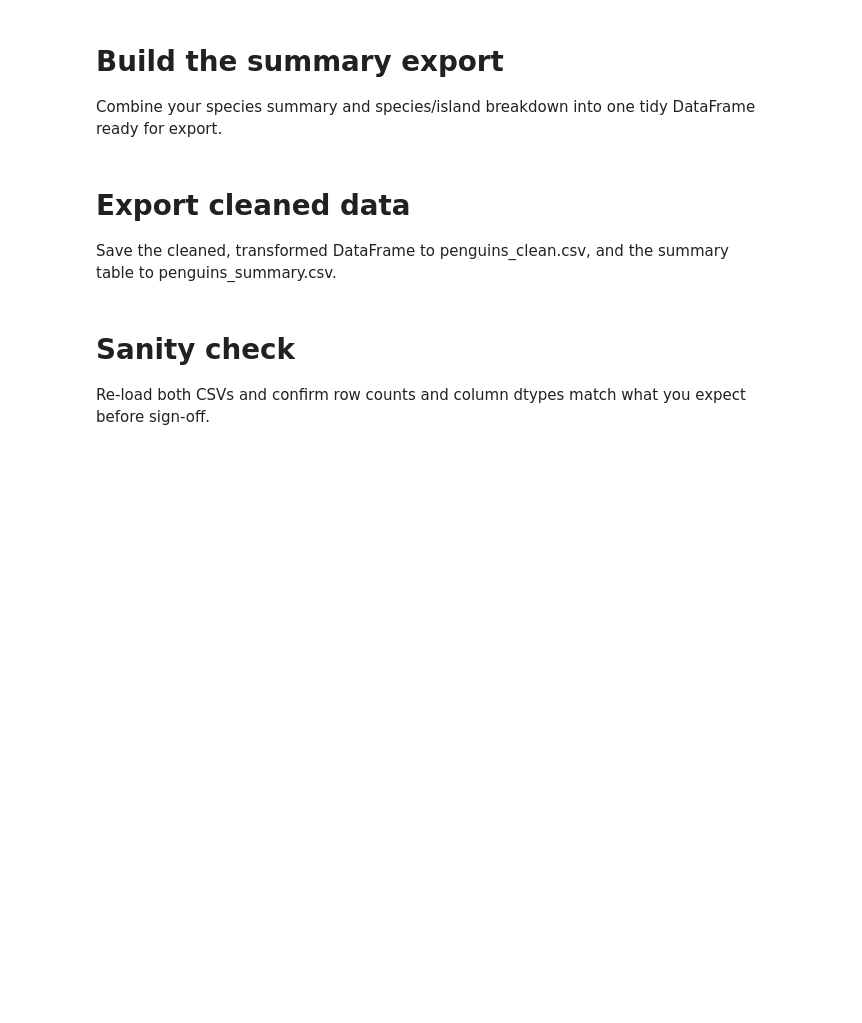
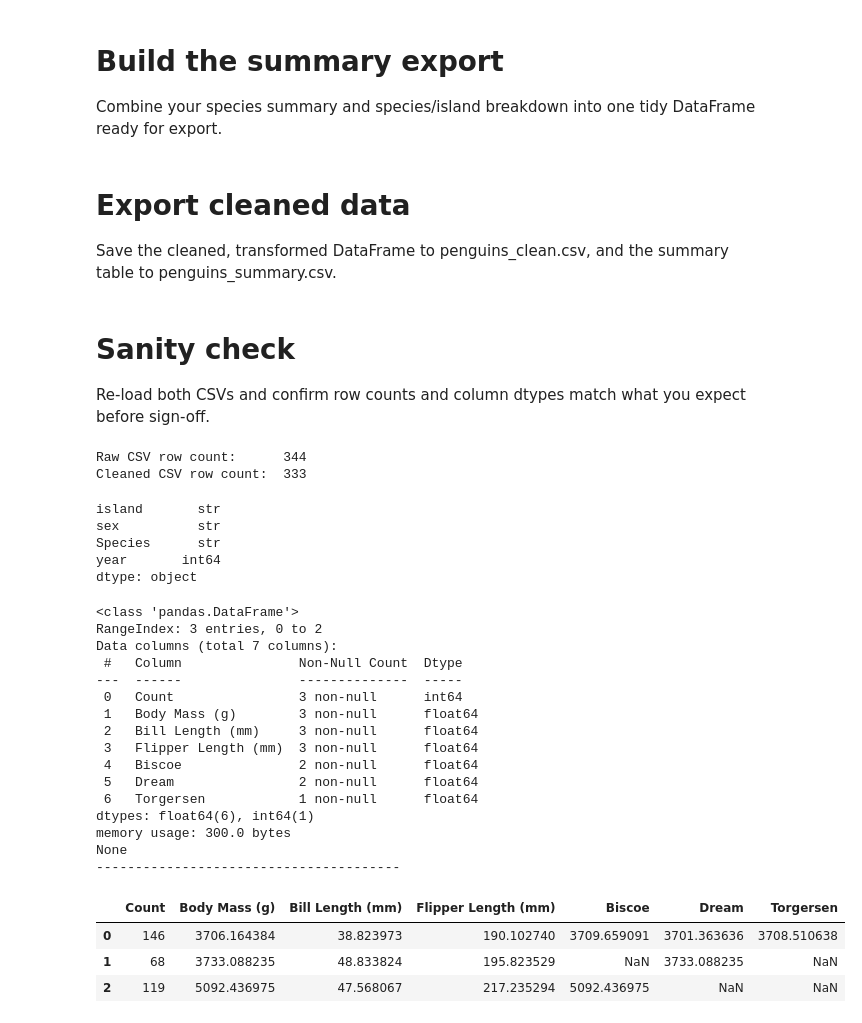
Before and after one commit to bluesparrow-bit/DataPlaygrounds, a Jupyter notebook: Data_Wrangling/penguins.ipynb, the cells around one changed output. Drawn from its saved outputs; the diff is of its cells as text; code cells hidden in the pictures; blank space fills up the shorter version.

```diff
--- a/Data_Wrangling/penguins.ipynb
+++ b/Data_Wrangling/penguins.ipynb
@@ -17,3 +54,5 @@ df.describe(include='all')
+# %%
+t = '---------------------------------------'
 # %% [markdown]
 # Audit missing data
 Report how many missing values exist in each column, and what percentage of rows are affected overall.
@@ -158,8 +345,45 @@ penguins_summary.to_csv('data/penguins_summary.csv')
 # Sanity check
 Re-load both CSVs and confirm row counts and column dtypes match what you expect before sign-off.
 # %%
-df = pd.read_csv('data/penguins.csv')
-df.info()
+df_raw = pd.read_csv('data/penguins.csv')
+df_cleaned = pd.read_csv('data/penguins_cleaned.csv')
+penguins_summary = pd.read_csv('data/penguins_summary.csv')
+
+print('Raw CSV row count:     ',len(df_raw.index))
+print('Cleaned CSV row count: ',len(df_cleaned.index))
+# %% [output]
+Raw CSV row count:      344
+Cleaned CSV row count:  333
 # %%
-df_cleaned =pd.read_csv('data/penguins_cleaned.csv')
-df_cleaned.info()
+print(df_cleaned[['island', 'sex', 'Species','year']].dtypes)
+# %% [output]
+island       str
+sex          str
+Species      str
+year       int64
+dtype: object
+# %%
+print(penguins_summary.info())
+print(t)
+penguins_summary
+# %% [output]
+<class 'pandas.DataFrame'>
+RangeIndex: 3 entries, 0 to 2
+Data columns (total 7 columns):
+ #   Column               Non-Null Count  Dtype
+---  ------               --------------  -----
+ 0   Count                3 non-null      int64
+ 1   Body Mass (g)        3 non-null      float64
+ 2   Bill Length (mm)     3 non-null      float64
+ 3   Flipper Length (mm)  3 non-null      float64
+ 4   Biscoe               2 non-null      float64
+ 5   Dream                2 non-null      float64
+ 6   Torgersen            1 non-null      float64
+dtypes: float64(6), int64(1)
+memory usage: 300.0 bytes
+None
+---------------------------------------
+|  | Count | Body Mass (g) | Bill Length (mm) | Flipper Length (mm) | Biscoe | Dream | Torgersen |
+| 0 | 146 | 3706.164384 | 38.823973 | 190.102740 | 3709.659091 | 3701.363636 | 3708.510638 |
+| 1 | 68 | 3733.088235 | 48.833824 | 195.823529 | NaN | 3733.088235 | NaN |
+| 2 | 119 | 5092.436975 | 47.568067 | 217.235294 | 5092.436975 | NaN | NaN |
```
Also changed, not shown: parts of 32 cells of this notebook.
